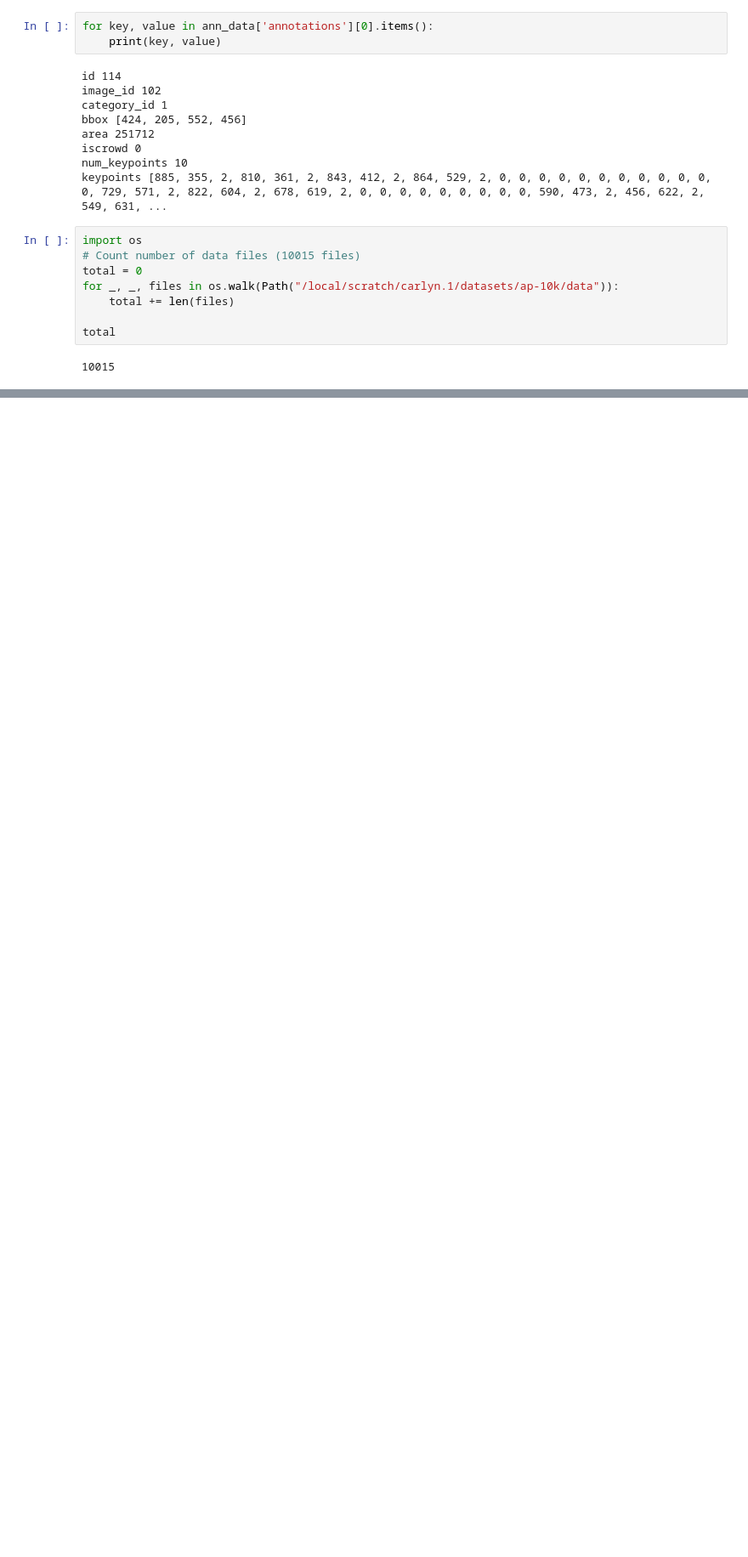
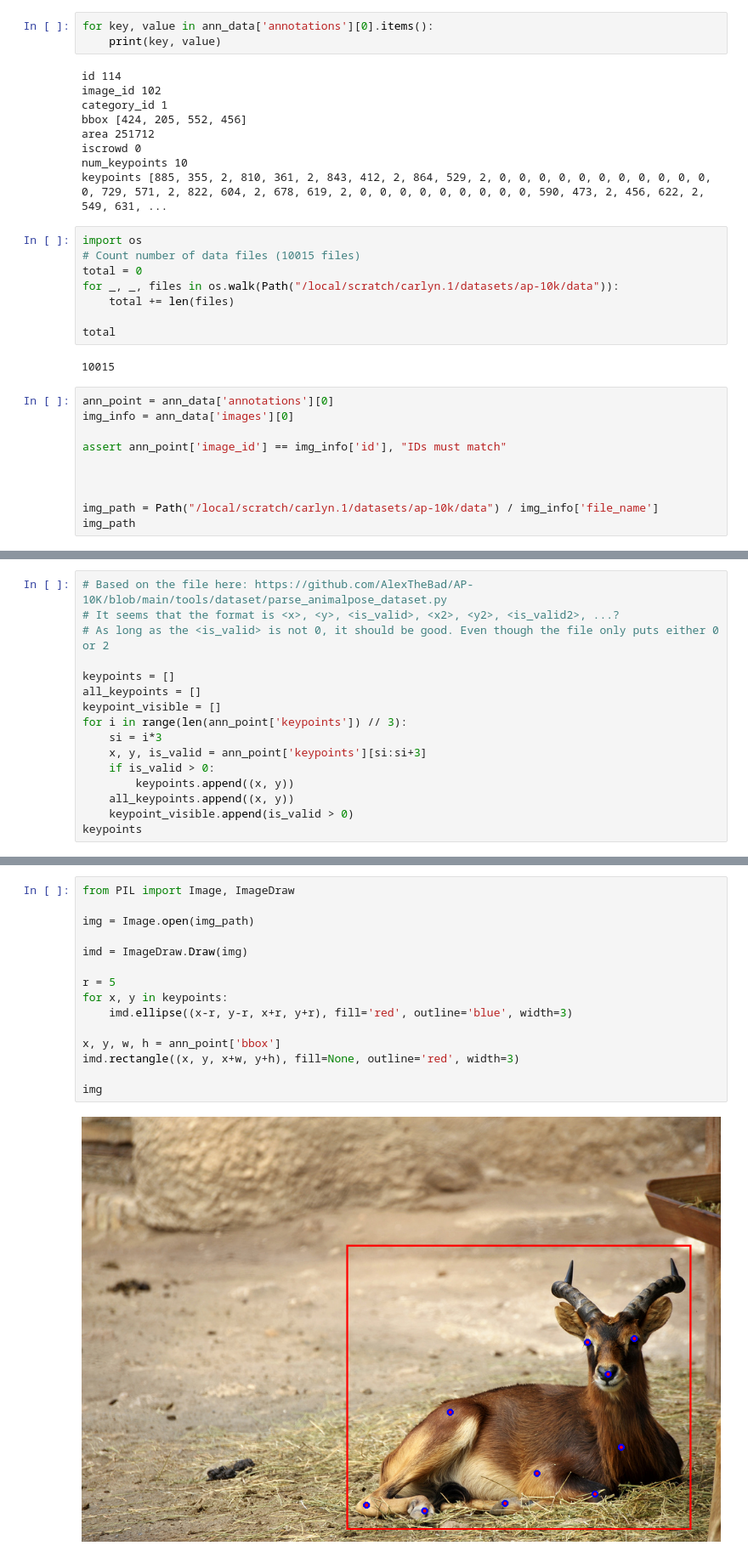
Before and after one commit to JuliaChae/FineDiffusion, a Jupyter notebook: pose_conditioning/notebooks/dataset_inspection.ipynb, the cells around one changed output, grey strips where cells are left out. Shown at 85% size. Cells and saved outputs as stored; diff of their text form; blank space fills up the shorter version.

Commit message:
Started ap-10k dataset code in prep for pose training

```diff
--- a/pose_conditioning/notebooks/dataset_inspection.ipynb
+++ b/pose_conditioning/notebooks/dataset_inspection.ipynb
@@ -55,3 +59,13 @@ for _, _, files in os.walk(Path("/local/scratch/carlyn.1/datasets/ap-10k/data"))
 total
 # %% [output]
 10015
+# %%
+ann_point = ann_data['annotations'][0]
+img_info = ann_data['images'][0]
+
+assert ann_point['image_id'] == img_info['id'], "IDs must match"
+
+
+
+img_path = Path("/local/scratch/carlyn.1/datasets/ap-10k/data") / img_info['file_name']
+img_path
@@ -57,0 +74,16 @@ total
+# %%
+# Based on the file here: https://github.com/AlexTheBad/AP-10K/blob/main/tools/dataset/parse_animalpose_dataset.py
+# It seems that the format is <x>, <y>, <is_valid>, <x2>, <y2>, <is_valid2>, ...?
+# As long as the <is_valid> is not 0, it should be good. Even though the file only puts either 0 or 2
+
+keypoints = []
+all_keypoints = []
+keypoint_visible = []
+for i in range(len(ann_point['keypoints']) // 3):
+    si = i*3
+    x, y, is_valid = ann_point['keypoints'][si:si+3]
+    if is_valid > 0:
+        keypoints.append((x, y))
+    all_keypoints.append((x, y))
+    keypoint_visible.append(is_valid > 0)
+keypoints
@@ -57,0 +101,17 @@ total
+# %%
+from PIL import Image, ImageDraw
+
+img = Image.open(img_path)
+
+imd = ImageDraw.Draw(img)
+
+r = 5
+for x, y in keypoints:
+    imd.ellipse((x-r, y-r, x+r, y+r), fill='red', outline='blue', width=3)
+
+x, y, w, h = ann_point['bbox']
+imd.rectangle((x, y, x+w, y+h), fill=None, outline='red', width=3)
+
+img
+# %% [output]
+[figure, added]
```
Also changed, not shown: parts of 4 cells of this notebook, 1 other file.
